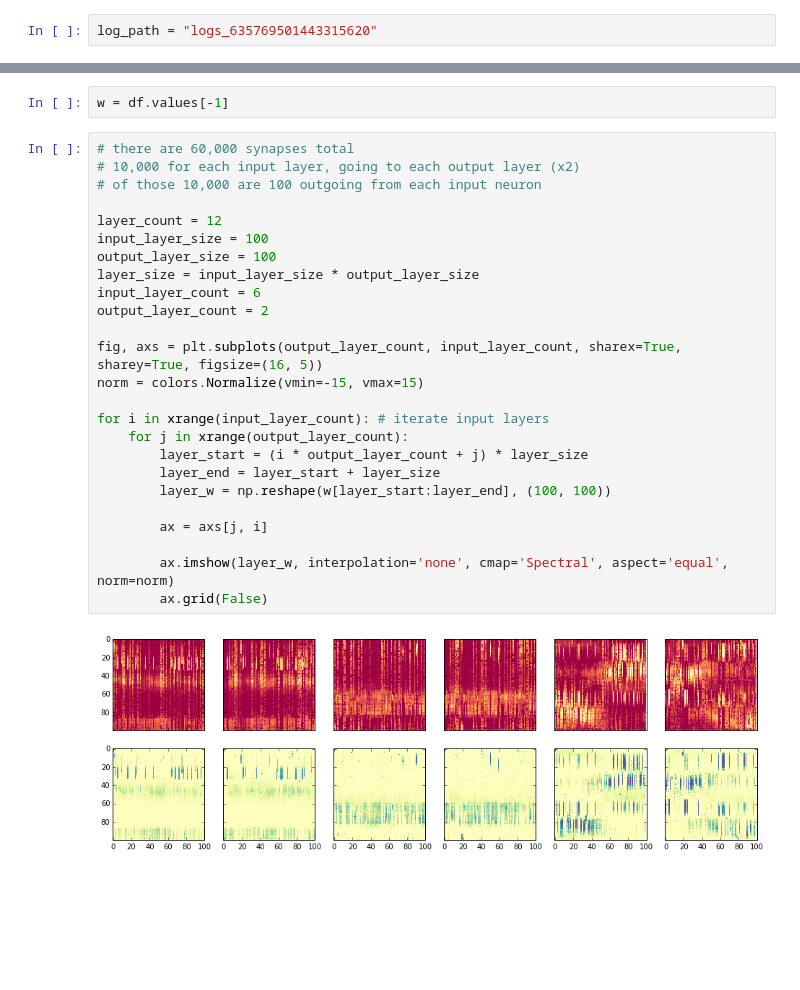
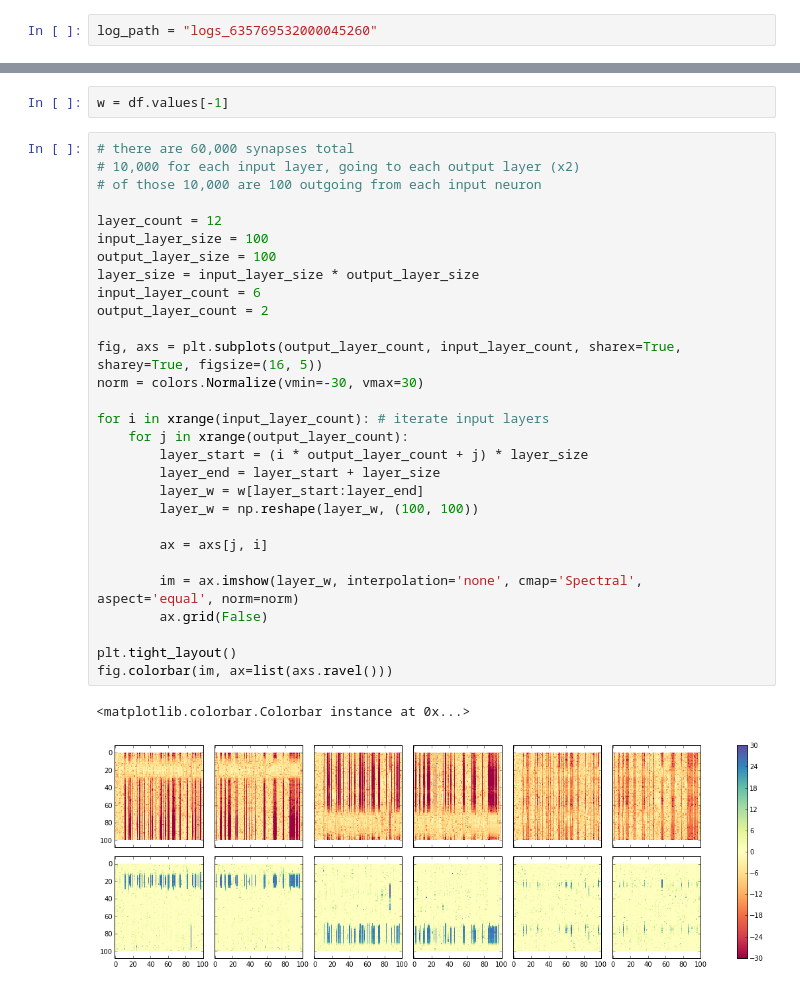
Before and after one commit to BarkingMouseStudio/unity-experiments, a Jupyter notebook: Robot Arm.ipynb, the cells around one changed output, grey strips where cells are left out. Drawn from its saved outputs; the diff is of its cells as text; blank space fills up the shorter version.

```diff
--- a/Robot Arm.ipynb
+++ b/Robot Arm.ipynb
@@ -12,7 +12,7 @@ import matplotlib.colors as colors
 import matplotlib.animation as animation
 import matplotlib.gridspec as gridspec
 # %%
-log_path = "logs_635769501443315620"
+log_path = "logs_635769532000045260"
 # %%
 duration = 100
 start = 100
@@ -54,27 +56,32 @@ w = df.values[-1]
 # %%
 # there are 60,000 synapses total
 # 10,000 for each input layer, going to each output layer (x2)
 # of those 10,000 are 100 outgoing from each input neuron
 
 layer_count = 12
 input_layer_size = 100
 output_layer_size = 100
 layer_size = input_layer_size * output_layer_size
 input_layer_count = 6
 output_layer_count = 2
 
 fig, axs = plt.subplots(output_layer_count, input_layer_count, sharex=True, sharey=True, figsize=(16, 5))
-norm = colors.Normalize(vmin=-15, vmax=15)
+norm = colors.Normalize(vmin=-30, vmax=30)
 
 for i in xrange(input_layer_count): # iterate input layers
     for j in xrange(output_layer_count):
         layer_start = (i * output_layer_count + j) * layer_size
         layer_end = layer_start + layer_size
-        layer_w = np.reshape(w[layer_start:layer_end], (100, 100))
+        layer_w = w[layer_start:layer_end]
+        layer_w = np.reshape(layer_w, (100, 100))
 
         ax = axs[j, i]
 
-        ax.imshow(layer_w, interpolation='none', cmap='Spectral', aspect='equal', norm=norm)
+        im = ax.imshow(layer_w, interpolation='none', cmap='Spectral', aspect='equal', norm=norm)
         ax.grid(False)
+
+plt.tight_layout()
+fig.colorbar(im, ax=list(axs.ravel()))
 # %% [output]
+<matplotlib.colorbar.Colorbar instance at 0x...>
-[figure, old version]
+[figure, new version]
```
Also changed, not shown: parts of 3 cells of this notebook, 1 other file.
